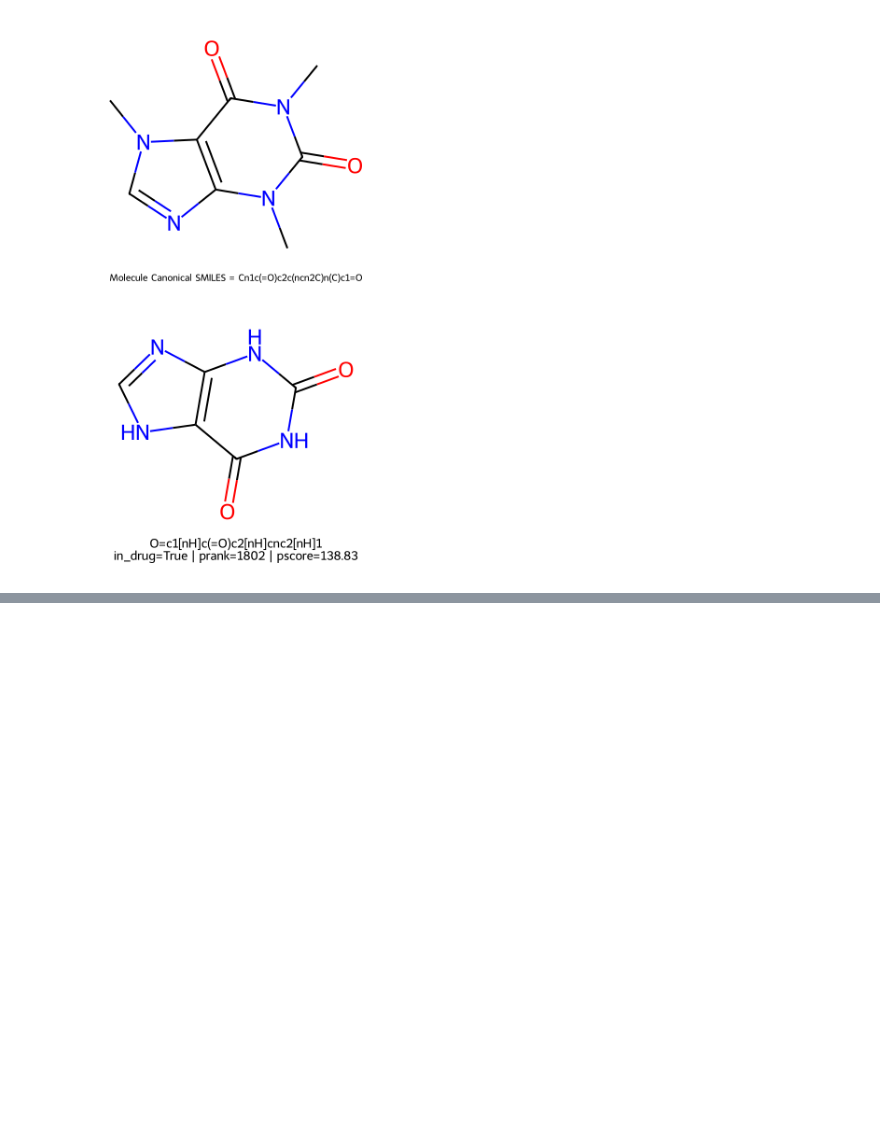
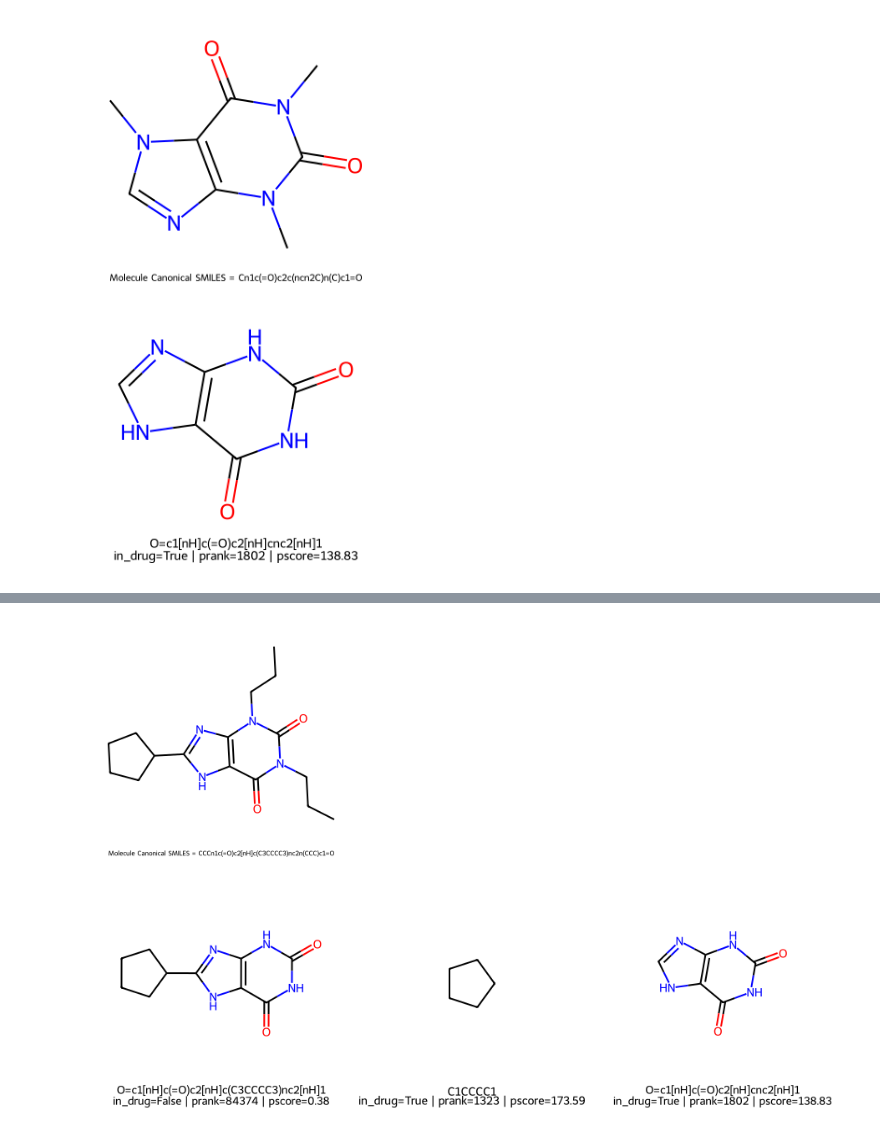
Before and after one commit to unmtransinfo/Badapple2, a Jupyter notebook: badapple1_comparison/src/notebooks/api_demo.ipynb, the cells around one changed output, grey strips where cells are left out. Saved outputs shown, nothing was run; the diff lists cells and outputs as text; code cells hidden in the pictures; blank space fills up the shorter version.

```diff
--- a/badapple1_comparison/src/notebooks/api_demo.ipynb
+++ b/badapple1_comparison/src/notebooks/api_demo.ipynb
@@ -12,6 +14,17 @@ from rdkit import Chem
 # %% [markdown]
 ## Getting Molecule and its Scaffolds
 Demo getting molecules and their associated scaffolds + additional info.
+# %%
+def get_mol_isosmi(cid: int):
+    request_url = f"{BASE_URL}/compound_search/get_isosmi?CID=%d" % cid
+    result = requests.get(request_url)
+    isosmi = ""
+    if result.status_code == 200:
+        res = result.json()
+        isosmi = res[0]['isosmi']
+    else:
+        print(result)
+    return isosmi
 # %%
 def get_mol_scaffolds(mol_smiles: str):
     request_url = f"{BASE_URL}/compound_search/get_associated_scaffolds?SMILES={mol_smiles}"
@@ -60,0 +82,6 @@ get_mol_scaf_grid(mol_smi)
+# %%
+CID = 1329 # PubChem CID
+mol_smi = get_mol_isosmi(CID)
+get_mol_scaf_grid(mol_smi)
+# %% [output]
+[figure, added]
```
Also changed, not shown: parts of 3 cells of this notebook.
